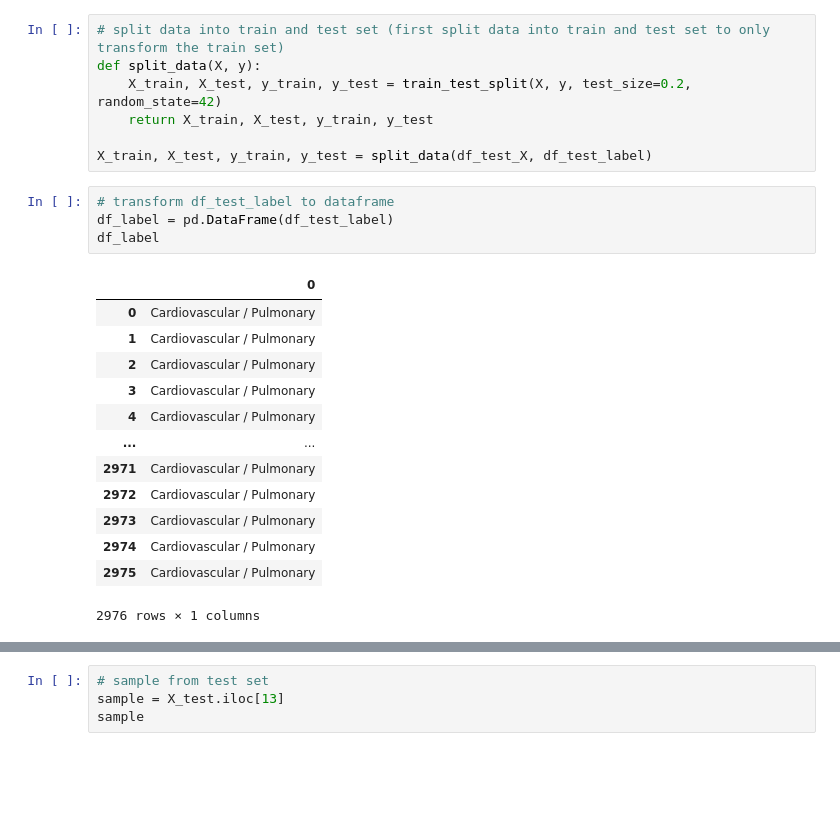
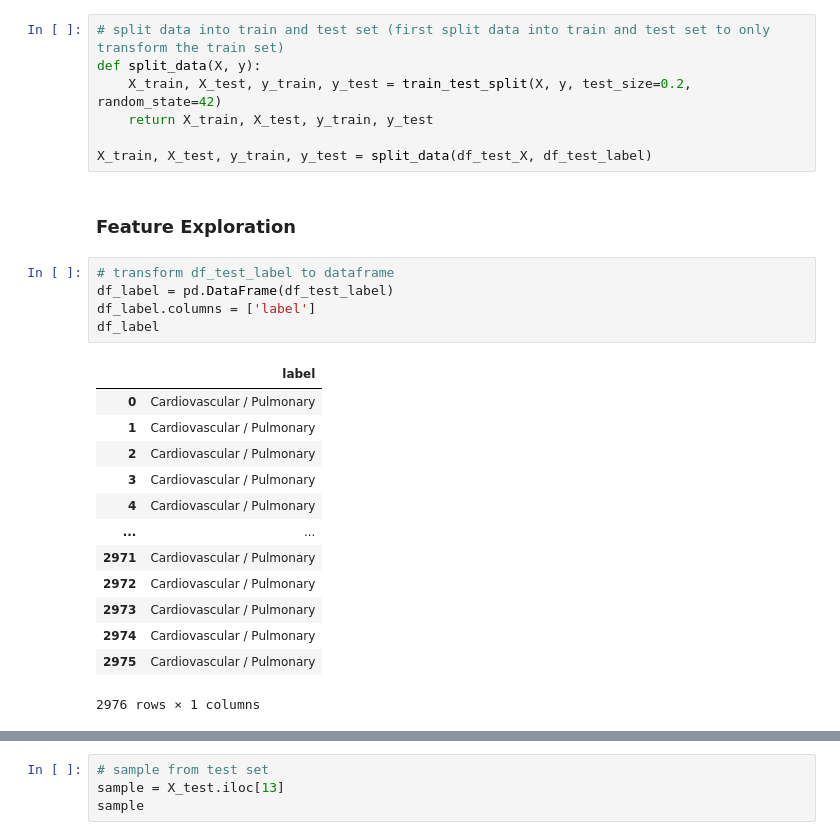
Before and after one commit to Tara-Sophia/NLP_Masterthesis, a Jupyter notebook: notebooks/04-hp-lr-pipeline-lime.ipynb, the cells around one changed output, grey strips where cells are left out. Cells and saved outputs as stored; diff of their text form; blank space fills up the shorter version.

```diff
--- a/notebooks/04-hp-lr-pipeline-lime.ipynb
+++ b/notebooks/04-hp-lr-pipeline-lime.ipynb
@@ -56,12 +64,15 @@ def split_data(X, y):
     return X_train, X_test, y_train, y_test
 
 X_train, X_test, y_train, y_test = split_data(df_test_X, df_test_label)
+# %% [markdown]
+### Feature Exploration
 # %%
 # transform df_test_label to dataframe
 df_label = pd.DataFrame(df_test_label)
+df_label.columns = ['label']
 df_label
 # %% [output]
-|  | 0 |
+|  | label |
 | 0 | Cardiovascular / Pulmonary |
 | 1 | Cardiovascular / Pulmonary |
 | 2 | Cardiovascular / Pulmonary |
```
Also changed, not shown: parts of 20 cells of this notebook.
